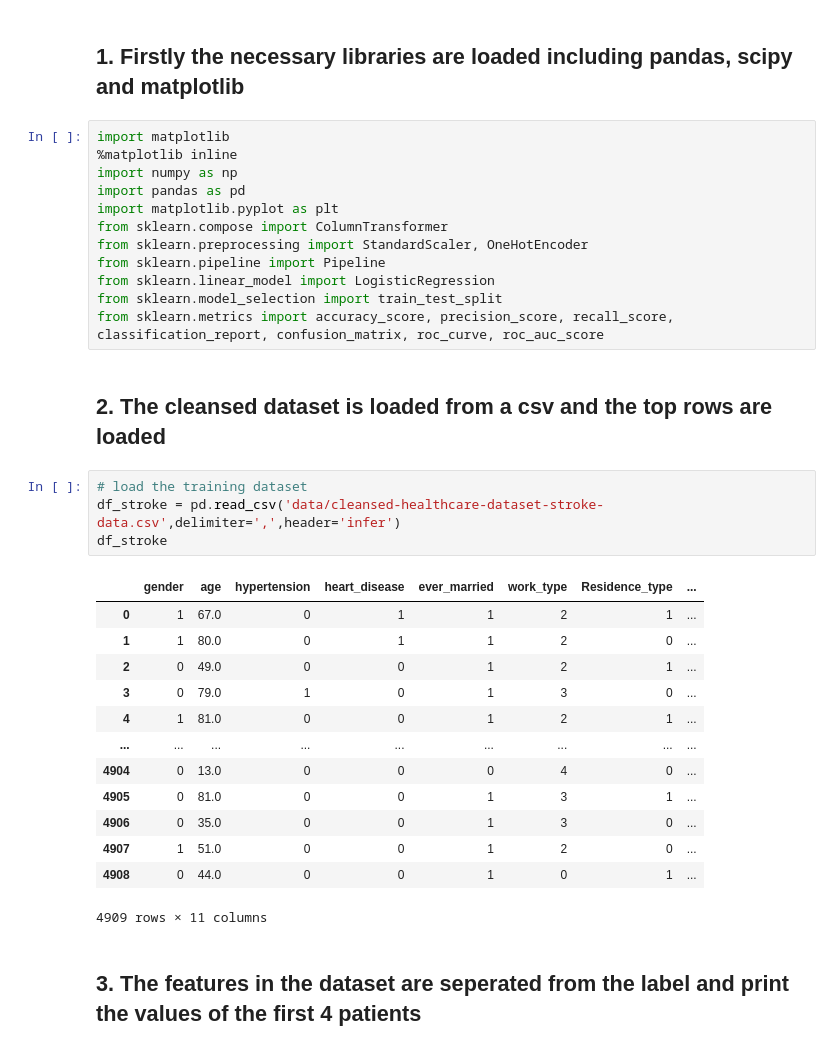
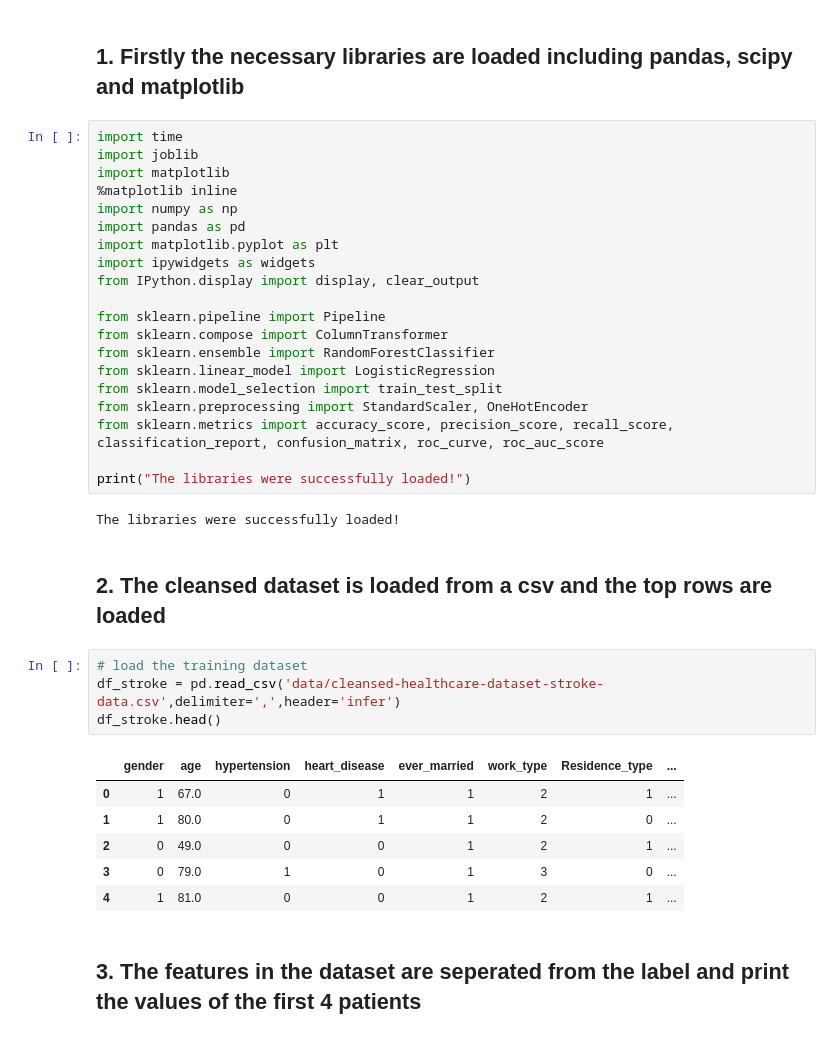
Before and after one commit to guypwhunt/data_analysis, a Jupyter notebook: 2_classification_model.ipynb, the cells around one changed output. Cells and saved outputs as stored; diff of their text form.

```diff
--- a/2_classification_model.ipynb
+++ b/2_classification_model.ipynb
@@ -3,37 +3,40 @@
 # %% [markdown]
 ## 1. Firstly the necessary libraries are loaded including pandas, scipy and matplotlib
 # %%
+import time
+import joblib
 import matplotlib
 %matplotlib inline
 import numpy as np
 import pandas as pd
 import matplotlib.pyplot as plt
+import ipywidgets as widgets
+from IPython.display import display, clear_output
+
+from sklearn.pipeline import Pipeline
 from sklearn.compose import ColumnTransformer
-from sklearn.preprocessing import StandardScaler, OneHotEncoder
-from sklearn.pipeline import Pipeline
+from sklearn.ensemble import RandomForestClassifier
 from sklearn.linear_model import LogisticRegression
 from sklearn.model_selection import train_test_split
+from sklearn.preprocessing import StandardScaler, OneHotEncoder
 from sklearn.metrics import accuracy_score, precision_score, recall_score, classification_report, confusion_matrix, roc_curve, roc_auc_score
+
+print("The libraries were successfully loaded!")
+# %% [output]
+The libraries were successfully loaded!
 # %% [markdown]
 ## 2. The cleansed dataset is loaded from a csv and the top rows are loaded
 # %%
 # load the training dataset
 df_stroke = pd.read_csv('data/cleansed-healthcare-dataset-stroke-data.csv',delimiter=',',header='infer')
-df_stroke
+df_stroke.head()
 # %% [output]
 |  | gender | age | hypertension | heart_disease | ever_married | work_type | Residence_type | ... |
 | 0 | 1 | 67.0 | 0 | 1 | 1 | 2 | 1 | ... |
 | 1 | 1 | 80.0 | 0 | 1 | 1 | 2 | 0 | ... |
 | 2 | 0 | 49.0 | 0 | 0 | 1 | 2 | 1 | ... |
 | 3 | 0 | 79.0 | 1 | 0 | 1 | 3 | 0 | ... |
 | 4 | 1 | 81.0 | 0 | 0 | 1 | 2 | 1 | ... |
-| ... | ... | ... | ... | ... | ... | ... | ... | ... |
-| 4904 | 0 | 13.0 | 0 | 0 | 0 | 4 | 0 | ... |
-| 4905 | 0 | 81.0 | 0 | 0 | 1 | 3 | 1 | ... |
-| 4906 | 0 | 35.0 | 0 | 0 | 1 | 3 | 0 | ... |
-| 4907 | 1 | 51.0 | 0 | 0 | 1 | 2 | 0 | ... |
-| 4908 | 0 | 44.0 | 0 | 0 | 1 | 0 | 1 | ... |
-4909 rows × 11 columns
 # %% [markdown]
 ## 3. The features in the dataset are seperated from the label and print the values of the first 4 patients
 # %%
```
Also changed, not shown: parts of 25 cells of this notebook, 5 other files.
